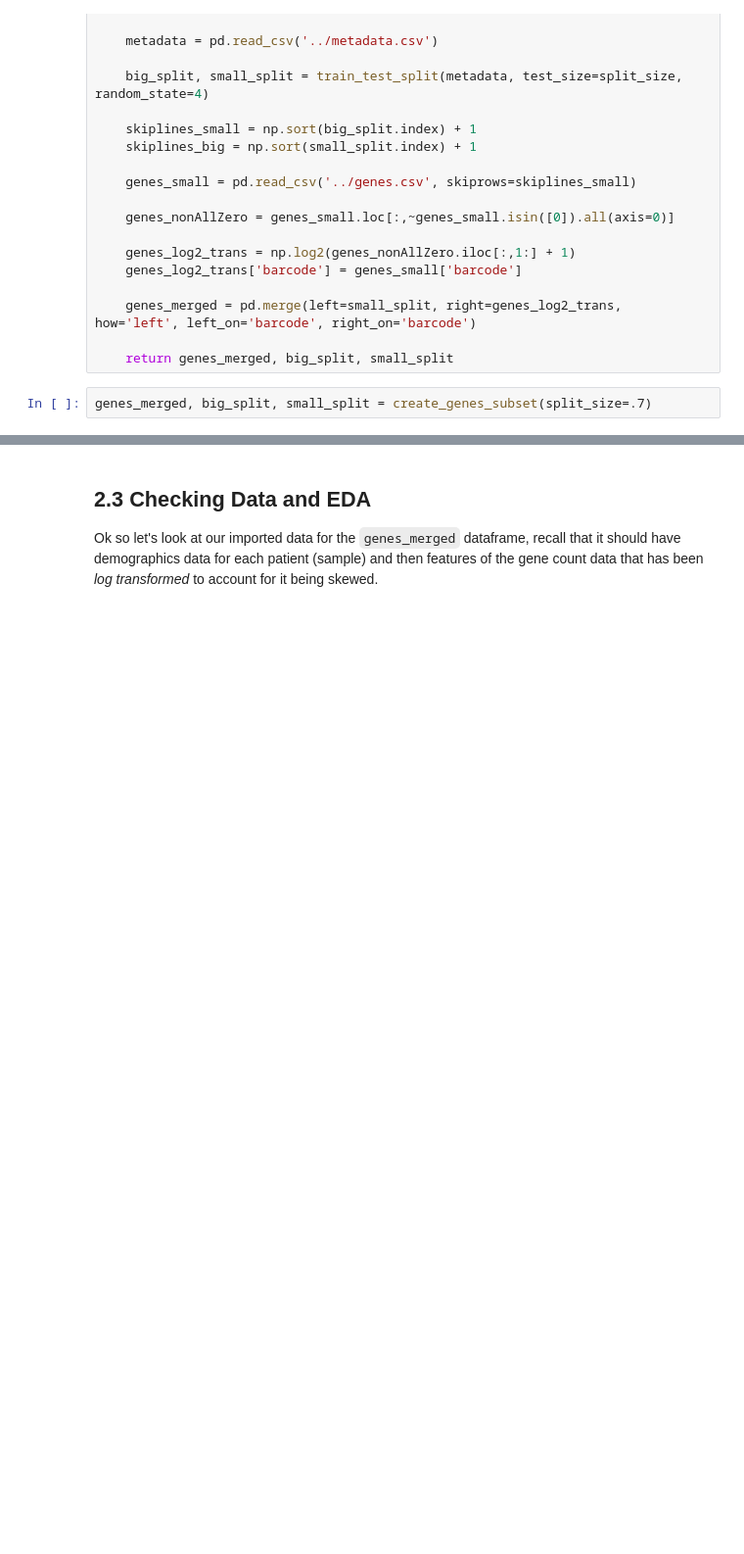
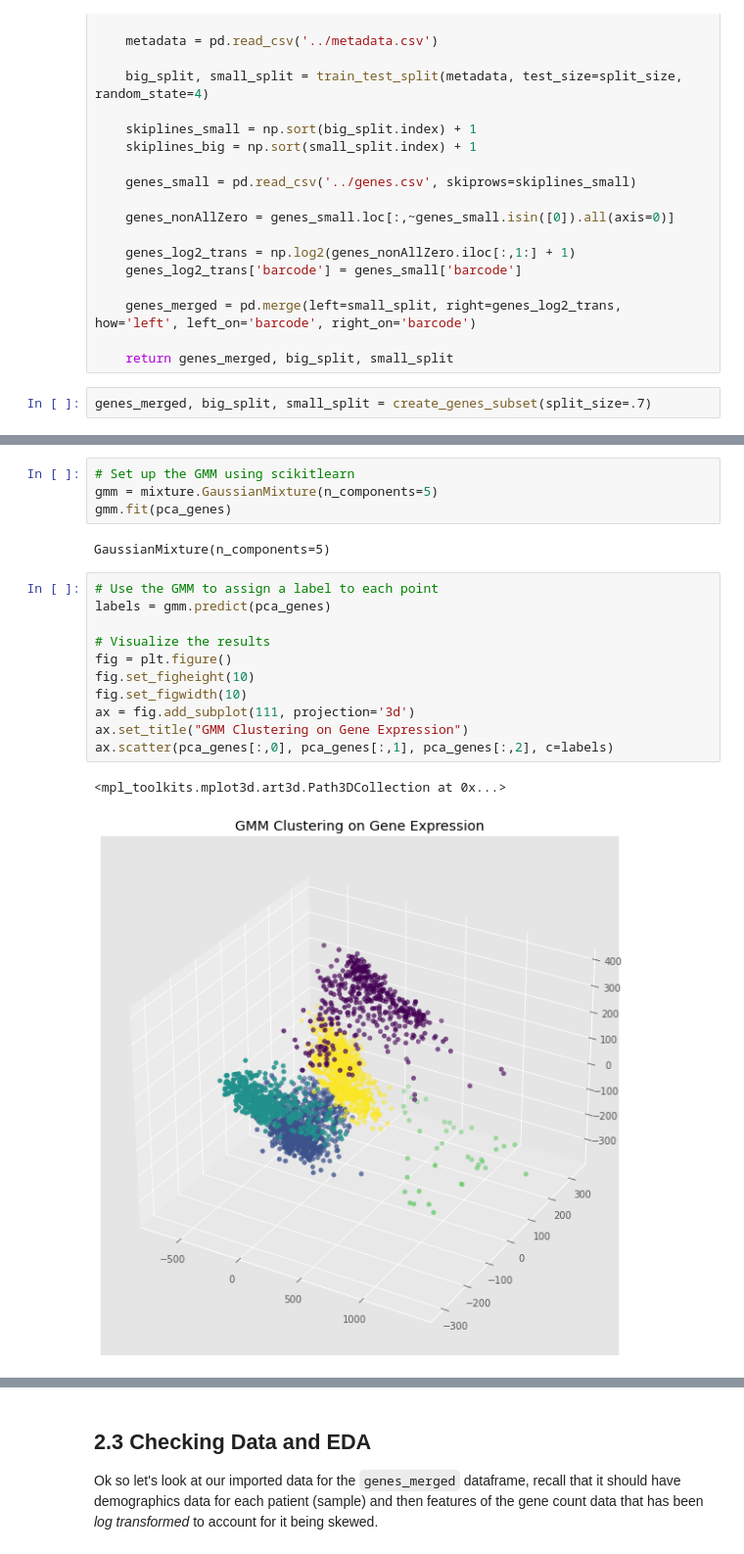
Before and after one commit to fredhutchio/ml-pancancer-example, a Jupyter notebook: Notebook 3 - Advanced.ipynb, the cells around one changed output, grey strips where cells are left out. Shown at 98% size. Drawn from its saved outputs; the diff is of its cells as text; blank space fills up the shorter version.

```diff
--- a/Notebook 3 - Advanced.ipynb
+++ b/Notebook 3 - Advanced.ipynb
@@ -162,0 +395,20 @@ genes_merged, big_split, small_split = create_genes_subset(split_size=.7)
+# %%
+# Set up the GMM using scikitlearn
+gmm = mixture.GaussianMixture(n_components=5)
+gmm.fit(pca_genes)
+# %% [output]
+GaussianMixture(n_components=5)
+# %%
+# Use the GMM to assign a label to each point
+labels = gmm.predict(pca_genes)
+
+# Visualize the results
+fig = plt.figure()
+fig.set_figheight(10)
+fig.set_figwidth(10)
+ax = fig.add_subplot(111, projection='3d')
+ax.set_title("GMM Clustering on Gene Expression")
+ax.scatter(pca_genes[:,0], pca_genes[:,1], pca_genes[:,2], c=labels)
+# %% [output]
+<mpl_toolkits.mplot3d.art3d.Path3DCollection at 0x...>
+[figure, added]
```
Also changed, not shown: parts of 22 cells of this notebook, 1 other file.
